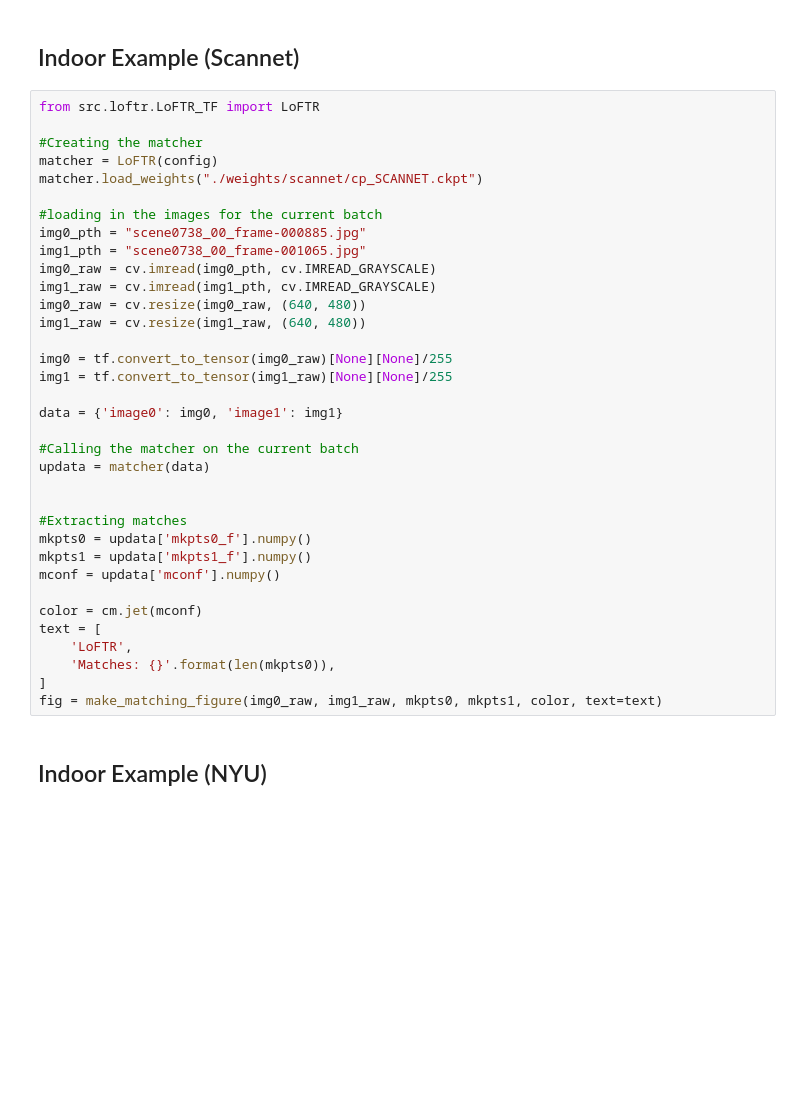
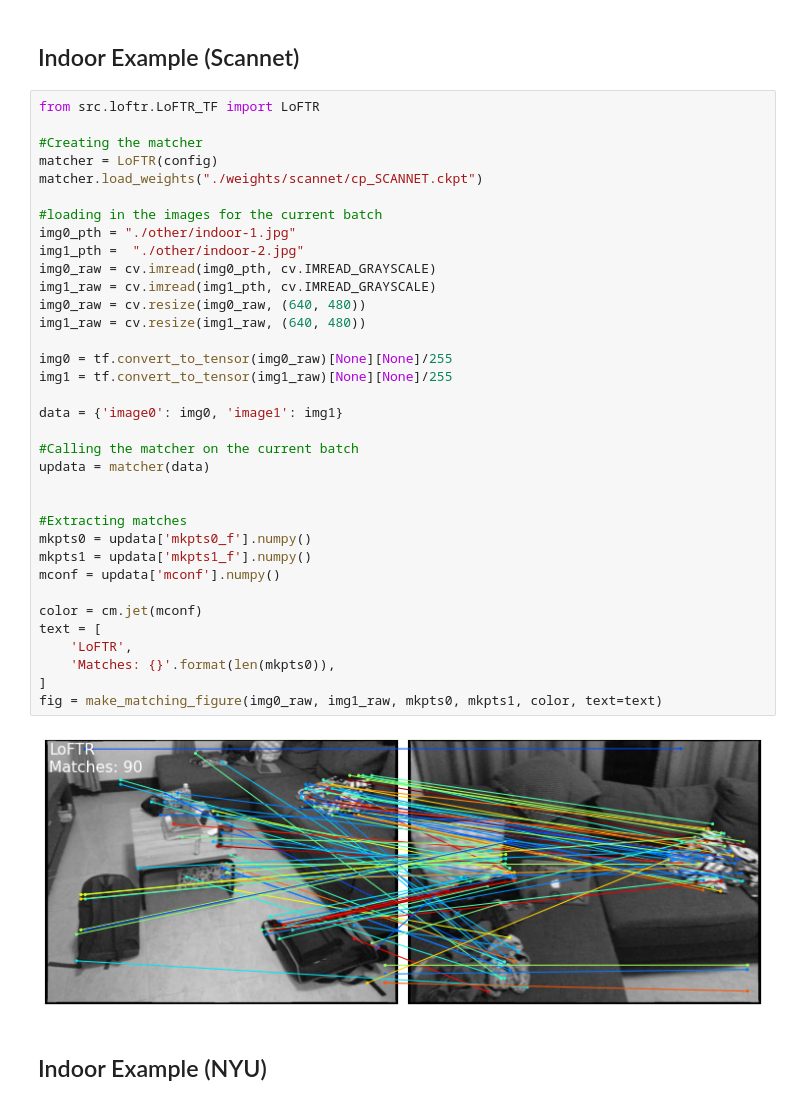
Before and after one commit to RohanG9929/LoFTR-in-Tensorflow, a Jupyter notebook: running.ipynb, the cells around one changed output. Saved outputs shown, nothing was run; the diff lists cells and outputs as text; blank space fills up the shorter version.

```diff
--- a/running.ipynb
+++ b/running.ipynb
@@ -69,35 +69,37 @@ from src.loftr.LoFTR_TF import LoFTR
 #Creating the matcher
 matcher = LoFTR(config)
 matcher.load_weights("./weights/scannet/cp_SCANNET.ckpt")
 
 #loading in the images for the current batch
-img0_pth = "scene0738_00_frame-000885.jpg"
-img1_pth = "scene0738_00_frame-001065.jpg"
+img0_pth = "./other/indoor-1.jpg"
+img1_pth =  "./other/indoor-2.jpg"
 img0_raw = cv.imread(img0_pth, cv.IMREAD_GRAYSCALE)
 img1_raw = cv.imread(img1_pth, cv.IMREAD_GRAYSCALE)
 img0_raw = cv.resize(img0_raw, (640, 480))
 img1_raw = cv.resize(img1_raw, (640, 480))
 
 img0 = tf.convert_to_tensor(img0_raw)[None][None]/255
 img1 = tf.convert_to_tensor(img1_raw)[None][None]/255
 
 data = {'image0': img0, 'image1': img1}
 
 #Calling the matcher on the current batch
 updata = matcher(data)
 
 
 #Extracting matches
 mkpts0 = updata['mkpts0_f'].numpy()
 mkpts1 = updata['mkpts1_f'].numpy()
 mconf = updata['mconf'].numpy()
 
 color = cm.jet(mconf)
 text = [
     'LoFTR',
     'Matches: {}'.format(len(mkpts0)),
 ]
 fig = make_matching_figure(img0_raw, img1_raw, mkpts0, mkpts1, color, text=text)
+# %% [output]
+[figure, added]
 # %% [markdown]
 ## Indoor Example (NYU)
 # %%
```
Also changed, not shown: 8 other files.
